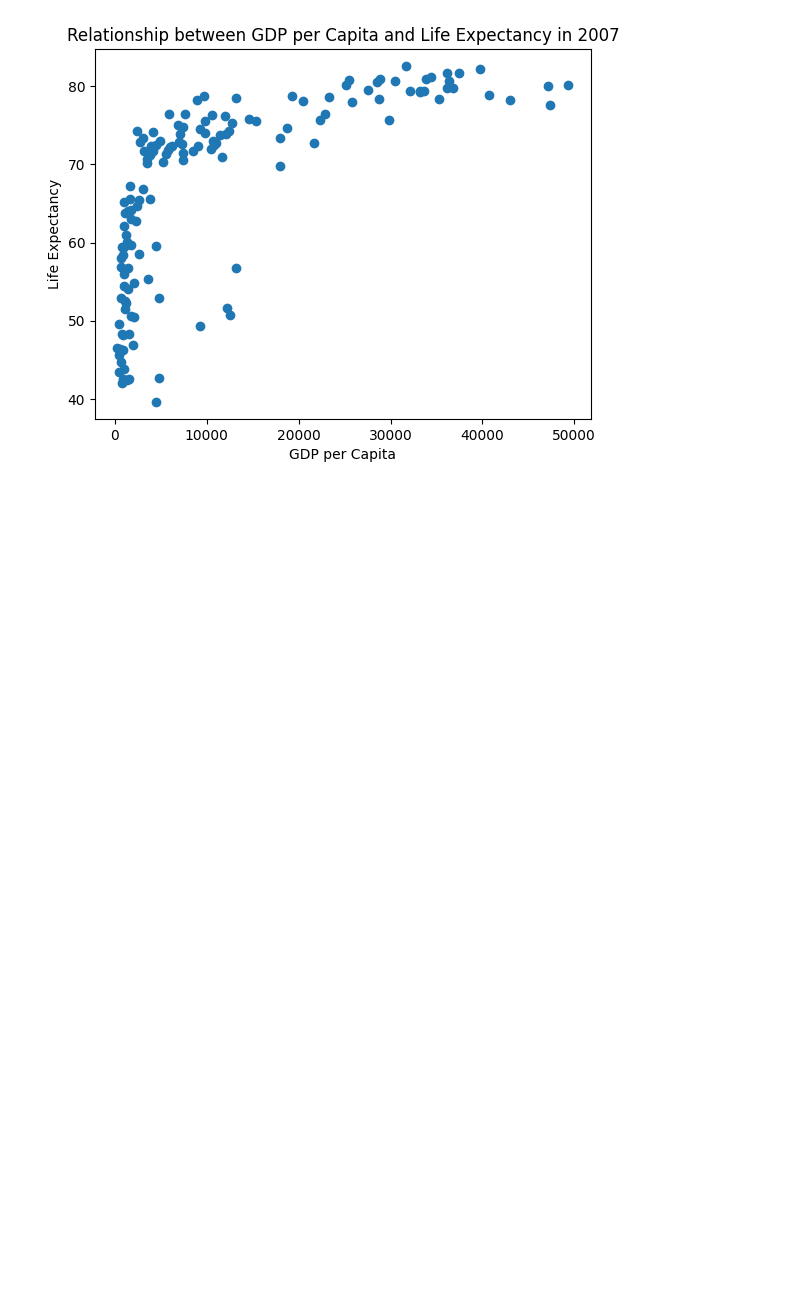
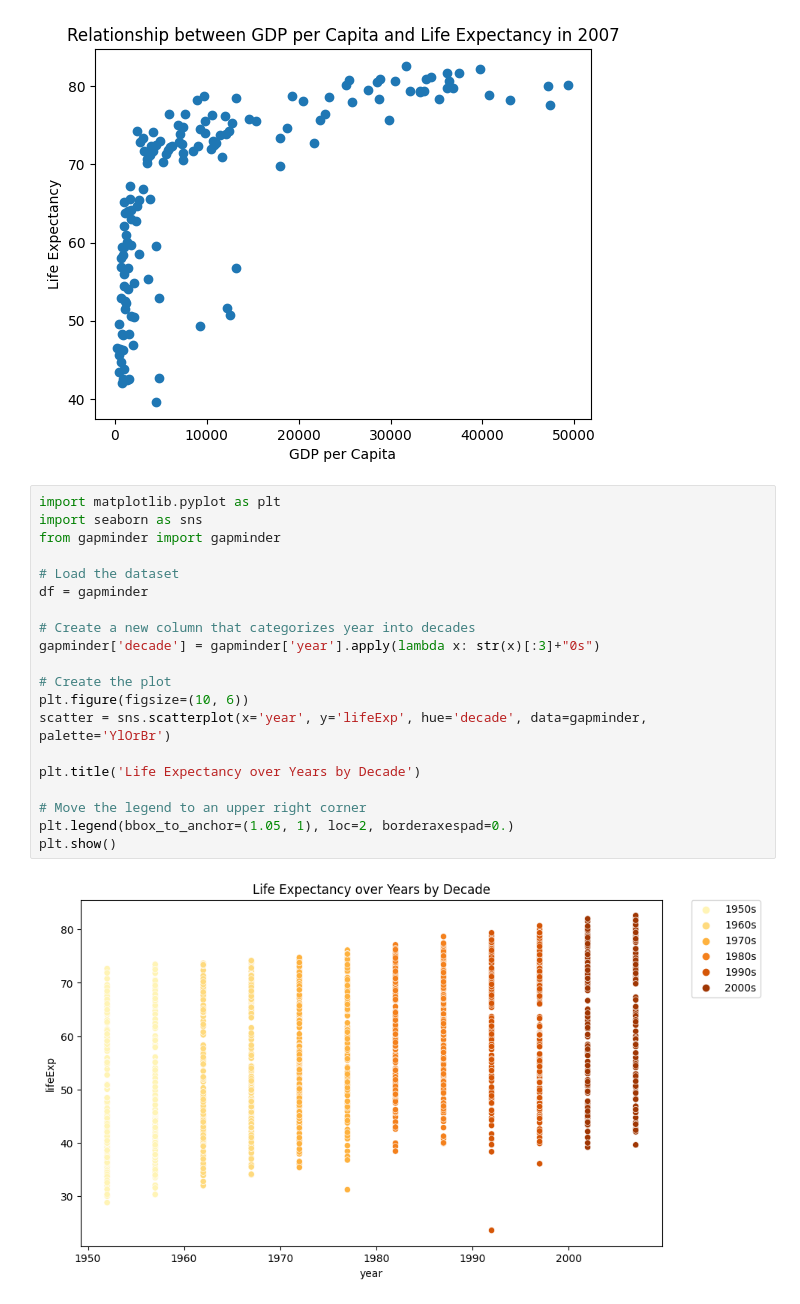
Before and after one commit to Branden-Kang/Data-Visualization, a Jupyter notebook: Minimizing_Chart_junk_4_Tips_for_Clean_Data_Visualizations_With_Python.ipynb, the cells around one changed output. Drawn from its saved outputs; the diff is of its cells as text; blank space fills up the shorter version.

```diff
--- a/Minimizing_Chart_junk_4_Tips_for_Clean_Data_Visualizations_With_Python.ipynb
+++ b/Minimizing_Chart_junk_4_Tips_for_Clean_Data_Visualizations_With_Python.ipynb
@@ -55,3 +55,25 @@ plt.title('Relationship between GDP per Capita and Life Expectancy in 2007')
 plt.show()
 # %% [output]
 [figure]
+# %%
+import matplotlib.pyplot as plt
+import seaborn as sns
+from gapminder import gapminder
+
+# Load the dataset
+df = gapminder
+
+# Create a new column that categorizes year into decades
+gapminder['decade'] = gapminder['year'].apply(lambda x: str(x)[:3]+"0s")
+
+# Create the plot
+plt.figure(figsize=(10, 6))
+scatter = sns.scatterplot(x='year', y='lifeExp', hue='decade', data=gapminder, palette='YlOrBr')
+
+plt.title('Life Expectancy over Years by Decade')
+
+# Move the legend to an upper right corner
+plt.legend(bbox_to_anchor=(1.05, 1), loc=2, borderaxespad=0.)
+plt.show()
+# %% [output]
+[figure, added]
```
Also changed, not shown: parts of 3 cells of this notebook.
